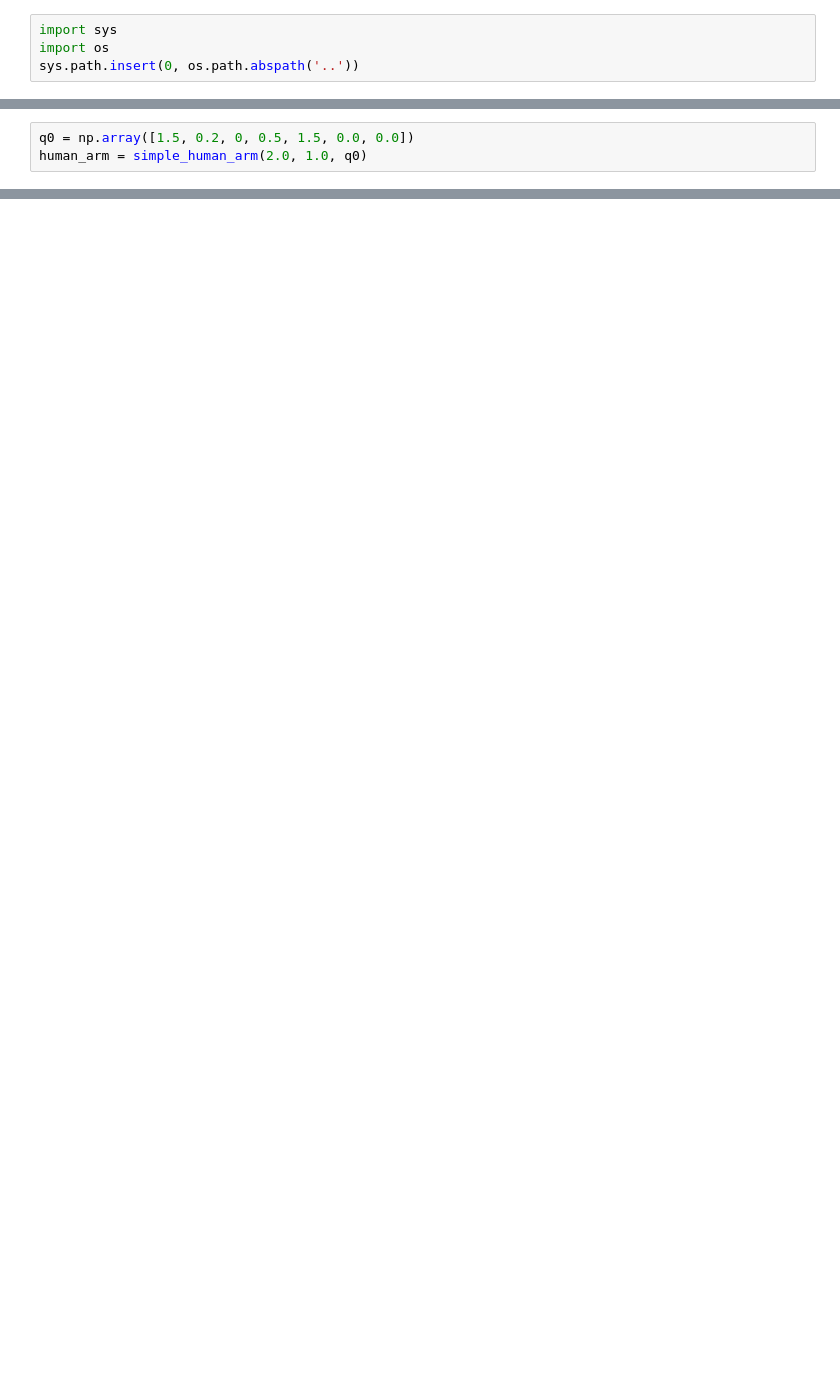
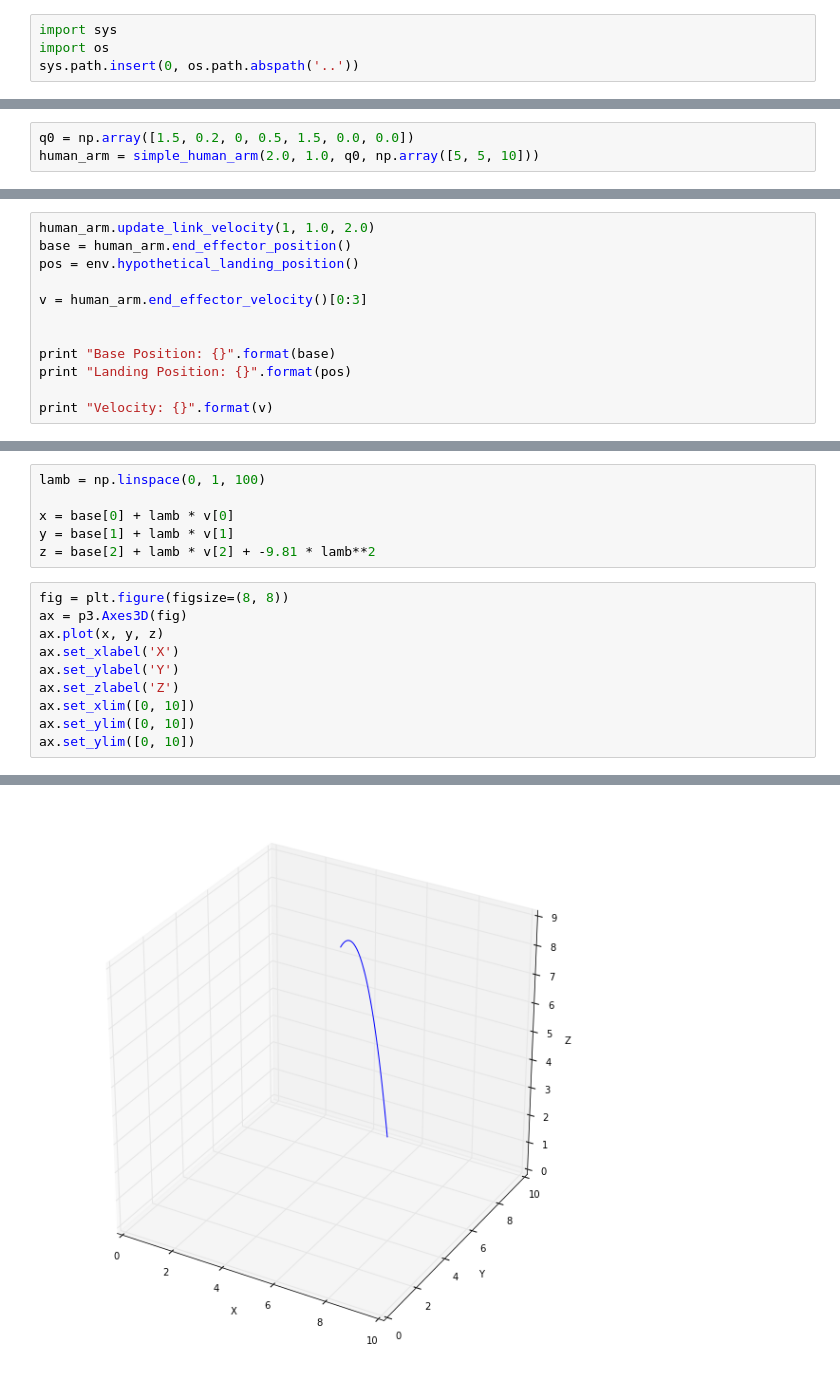
Before and after one commit to bcaine/maddux, a Jupyter notebook: experiments/arm_tests.ipynb, the cells around one changed output, grey strips where cells are left out. Drawn from its saved outputs; the diff is of its cells as text; blank space fills up the shorter version.

Commit message:
Fixed hypothetical landing spot

```diff
--- a/experiments/arm_tests.ipynb
+++ b/experiments/arm_tests.ipynb
@@ -13,4 +14,4 @@ import mpl_toolkits.mplot3d.axes3d as p3
 %matplotlib inline
 # %%
 q0 = np.array([1.5, 0.2, 0, 0.5, 1.5, 0.0, 0.0])
-human_arm = simple_human_arm(2.0, 1.0, q0)
+human_arm = simple_human_arm(2.0, 1.0, q0, np.array([5, 5, 10]))
@@ -33,0 +20,12 @@ array([ 0.,  0.,  0.])
+# %%
+human_arm.update_link_velocity(1, 1.0, 2.0)
+base = human_arm.end_effector_position()
+pos = env.hypothetical_landing_position()
+
+v = human_arm.end_effector_velocity()[0:3]
+
+
+print "Base Position: {}".format(base)
+print "Landing Position: {}".format(pos)
+
+print "Velocity: {}".format(v)
@@ -33,0 +36,17 @@ array([ 0.,  0.,  0.])
+# %%
+lamb = np.linspace(0, 1, 100)
+
+x = base[0] + lamb * v[0]
+y = base[1] + lamb * v[1]
+z = base[2] + lamb * v[2] + -9.81 * lamb**2
+# %%
+fig = plt.figure(figsize=(8, 8))
+ax = p3.Axes3D(fig)
+ax.plot(x, y, z)
+ax.set_xlabel('X')
+ax.set_ylabel('Y')
+ax.set_zlabel('Z')
+ax.set_xlim([0, 10])
+ax.set_ylim([0, 10])
+ax.set_ylim([0, 10])
+# %% [output]
@@ -33,0 +54 @@ array([ 0.,  0.,  0.])
+[figure, added]
```
Also changed, not shown: parts of 9 cells of this notebook, 1 other file.
